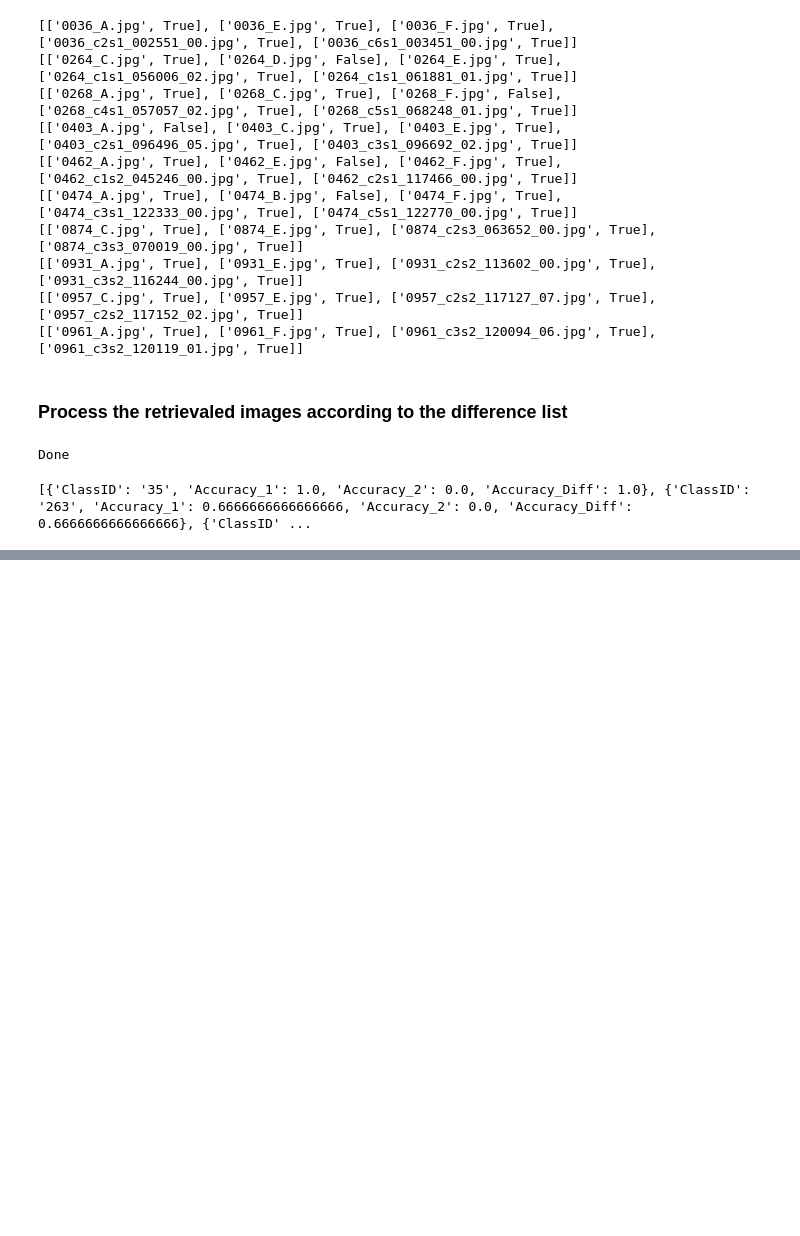
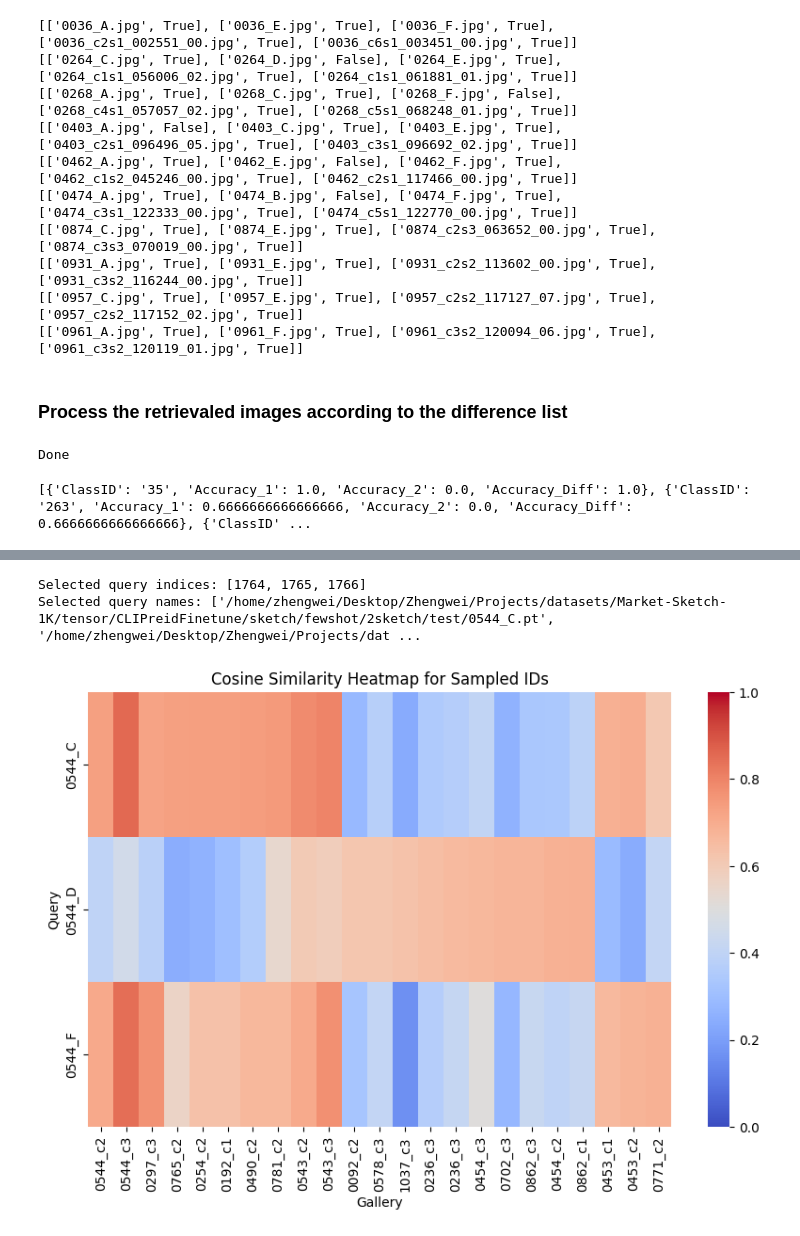
Before and after one commit to Anonymous-Sup/CVAE, a Jupyter notebook: visualization.ipynb, the cells around one changed output, grey strips where cells are left out. Saved outputs shown, nothing was run; the diff lists cells and outputs as text; code cells hidden in the pictures; blank space fills up the shorter version.

```diff
--- a/visualization.ipynb
+++ b/visualization.ipynb
@@ -286,0 +495,66 @@ print(filtered_list)
+# %%
+
+# Normalize the features
+novel_q_features = novel_q_features / np.linalg.norm(novel_q_features, axis=1, keepdims=True)
+novel_g_features = novel_g_features / np.linalg.norm(novel_g_features, axis=1, keepdims=True)
+
+# Select query samples based on the specified condition
+index = []
+for i in range(len(novel_q_path)):
+    if target_name in novel_q_path[i]:
+        index.append(i)
+
+selected_query_indices = index
+selected_query_features = novel_q_features[selected_query_indices]
+selected_query_labels = novel_q_labels[selected_query_indices]
+selected_query_names = [novel_q_path[i] for i in selected_query_indices]
+
+print("Selected query indices:", selected_query_indices)
+print("Selected query names:", selected_query_names)
+
+# Prepare gallery indices for the sampled IDs and find the highest similarity samples
+selected_gallery_indices = []
+highest_similarity_indices = []
+
+for q_idx, q_label in zip(selected_query_indices, selected_query_labels):
+    same_id_gallery_indices = [i for i, label in enumerate(novel_g_labels) if int(label) == int(q_label)]
+    same_id_gallery_features = novel_g_features[same_id_gallery_indices]
+
+    # Compute similarity with the current query
+    similarities = 1 - cdist([novel_q_features[q_idx]], novel_g_features, metric='cosine').flatten()
+
+    # Find the indices of the top 5 highest similarity gallery samples
+    top_5_sim_indices = np.argsort(similarities)[-10:]
+
+    # Add indices to lists
+    selected_gallery_indices.extend(same_id_gallery_indices)
+    highest_similarity_indices.extend(top_5_sim_indices)
+
+# Remove duplicates and maintain order
+highest_similarity_indices = list(dict.fromkeys(highest_similarity_indices))
+selected_gallery_indices = list(dict.fromkeys(selected_gallery_indices + highest_similarity_indices))  # Combine while maintaining order
+
+# Extract selected gallery features and labels
+selected_gallery_features = novel_g_features[selected_gallery_indices]
+selected_gallery_labels = novel_g_labels[selected_gallery_indices]
+selected_gallery_names = [novel_g_path[i] for i in selected_gallery_indices]
+
+# Compute the cosine similarity matrix
+similarity_matrix = 1 - cdist(selected_query_features, selected_gallery_features, metric='cosine')
+
+# Create labels for heatmap visualization
+query_heatmap_labels = [f'{osp.basename(name)[:6]}' for name in selected_query_names]
+gallery_heatmap_labels = [f'{osp.basename(name)[:7]}' for name in selected_gallery_names]
+
+# Plot the heatmap
+plt.figure(figsize=(10, 6))
+sns.heatmap(similarity_matrix, annot=False, fmt=".2f", cmap="coolwarm", vmax=1, vmin=0,
+            xticklabels=gallery_heatmap_labels, yticklabels=query_heatmap_labels)
+plt.xlabel('Gallery')
+plt.ylabel('Query')
+plt.title('Cosine Similarity Heatmap for Sampled IDs')
+plt.show()
+# %% [output]
+Selected query indices: [1764, 1765, 1766]
+Selected query names: ['/home/zhengwei/Desktop/Zhengwei/Projects/datasets/Market-Sketch-1K/tensor/CLIPreidFinetune/sketch/fewshot/2sketch/test/0544_C.pt', '/home/zhengwei/Desktop/Zhengwei/Projects/dat ...
+[figure, added]
```
Also changed, not shown: parts of 7 cells of this notebook, 8 other files.
